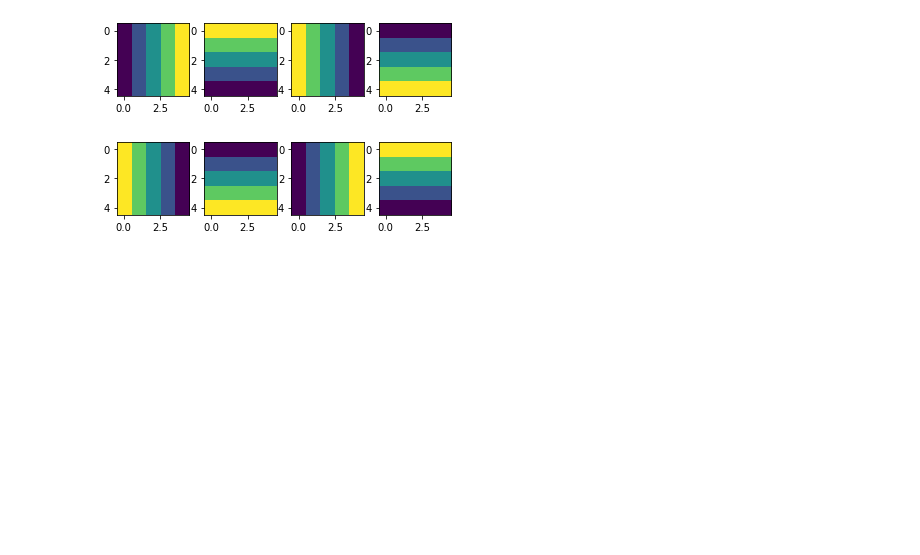
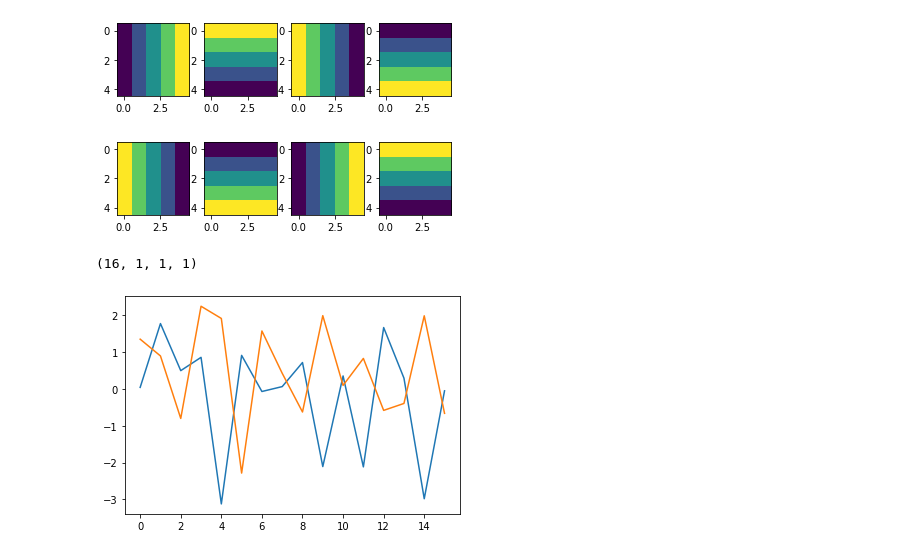
Before and after one commit to WouterBant/GEVit-DL2-Project, a Jupyter notebook: demo/demo_only_3_and_8.ipynb, the cells around one changed output. Cells and saved outputs as stored; diff of their text form; code cells hidden in the pictures; blank space fills up the shorter version.

Commit message:
more code for embedding weight visualisation (not finished)

```diff
--- a/demo/demo_only_3_and_8.ipynb
+++ b/demo/demo_only_3_and_8.ipynb
@@ -252,3 +251,16 @@ for i in range(8):
     plt.imshow(col_indices[i])
 # %% [output]
 [figure]
+# %%
+weights_row = module.transformer[0].attention[2].row_embedding[0].weight.detach().cpu().numpy()
+weights_col = module.transformer[0].attention[2].col_embedding[0].weight.detach().cpu().numpy()
+
+plt.plot(weights_row.squeeze())
+plt.plot(weights_col.squeeze())
+
+print(weights_col.shape)
+
+plt.show()
+# %% [output]
+(16, 1, 1, 1)
+[figure, added]
```
Also changed, not shown: parts of 5 cells of this notebook.
